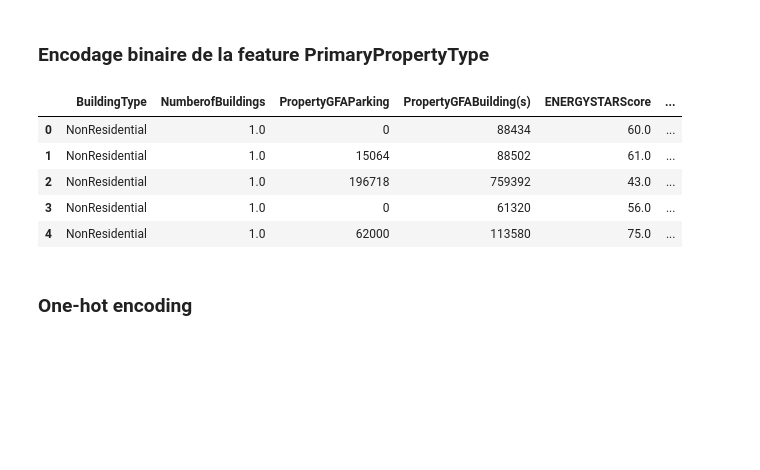
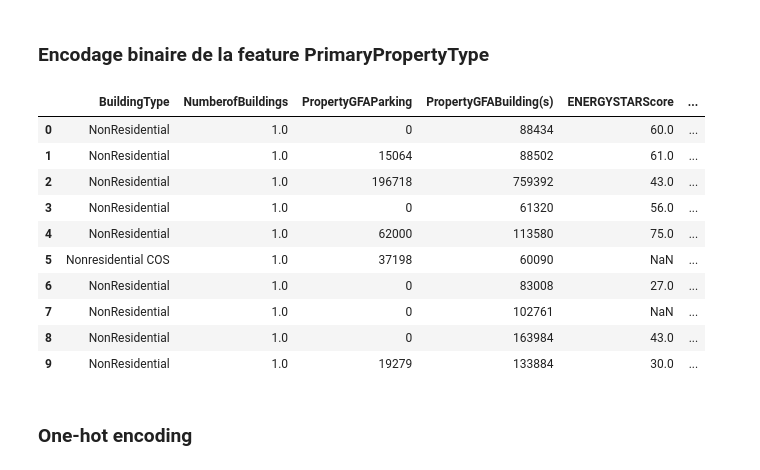
Before and after one commit to XavierCoulon/OC_P3_Seattle_Buildings_Consumption, a Jupyter notebook: notebooks/3. Préparation des features.ipynb, the cells around one changed output. Cells and saved outputs as stored; diff of their text form; code cells hidden in the pictures; blank space fills up the shorter version.

```diff
--- a/notebooks/3. Préparation des features.ipynb
+++ b/notebooks/3. Préparation des features.ipynb
@@ -122,21 +122,26 @@ Name: TotalGHGEmissions, dtype: float64
 # %%
 encoder = BinaryEncoder()
 primary_property_type_encoded = encoder.fit_transform(
 	building_consumption[["PrimaryPropertyType"]]
 )
 primary_property_type_encoded.shape
 building_consumption = pd.concat(
     [building_consumption, primary_property_type_encoded], axis=1  # type: ignore
 )
 building_consumption.drop(columns=["PrimaryPropertyType"], inplace=True)
-building_consumption.head()
+building_consumption.head(10)
 # %% [output]
 |  | BuildingType | NumberofBuildings | PropertyGFAParking | PropertyGFABuilding(s) | ENERGYSTARScore | ... |
 | 0 | NonResidential | 1.0 | 0 | 88434 | 60.0 | ... |
 | 1 | NonResidential | 1.0 | 15064 | 88502 | 61.0 | ... |
 | 2 | NonResidential | 1.0 | 196718 | 759392 | 43.0 | ... |
 | 3 | NonResidential | 1.0 | 0 | 61320 | 56.0 | ... |
 | 4 | NonResidential | 1.0 | 62000 | 113580 | 75.0 | ... |
+| 5 | Nonresidential COS | 1.0 | 37198 | 60090 | NaN | ... |
+| 6 | NonResidential | 1.0 | 0 | 83008 | 27.0 | ... |
+| 7 | NonResidential | 1.0 | 0 | 102761 | NaN | ... |
+| 8 | NonResidential | 1.0 | 0 | 163984 | 43.0 | ... |
+| 9 | NonResidential | 1.0 | 19279 | 133884 | 30.0 | ... |
 # %% [markdown]
 ### One-hot encoding
 # %%
```
Also changed, not shown: 1 other file.
